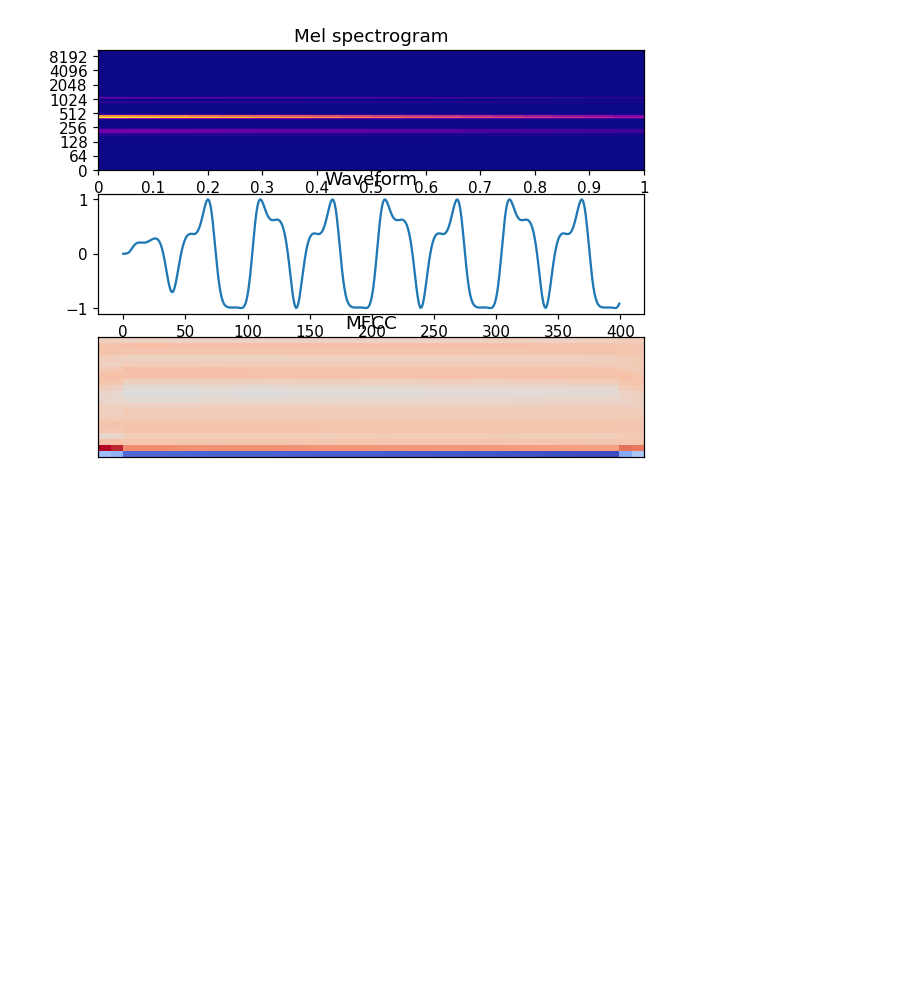
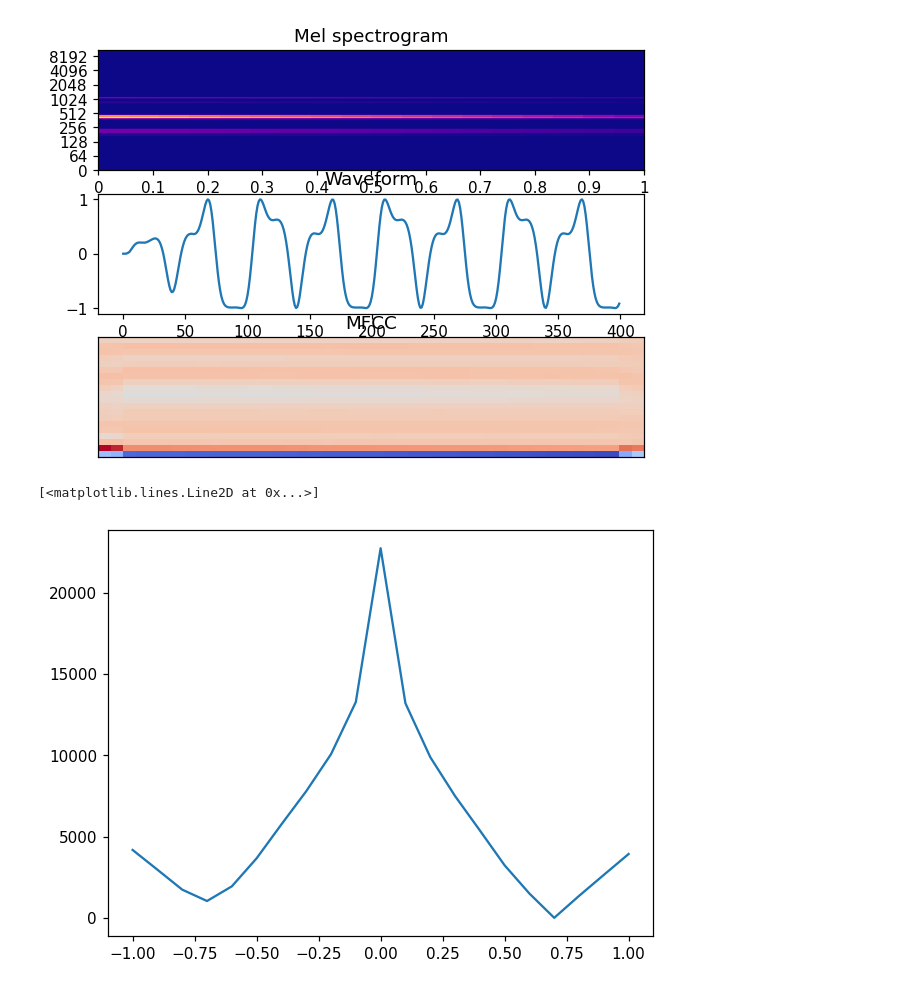
Before and after one commit to Wint3rmute/luthier, a Jupyter notebook: rust.ipynb, the cells around one changed output. Cells and saved outputs as stored; diff of their text form; code cells hidden in the pictures; blank space fills up the shorter version.

Commit message:
Reproduced the plots from prototyping notebook

```diff
--- a/rust.ipynb
+++ b/rust.ipynb
@@ -80,7 +65,7 @@ def one_operator_fm():
 
 target_graph = one_operator_fm()
 
-target_audio = Sample(target_graph.play(num_samples = SAMPLE_RATE * 1))
+target_audio = Sample(target_graph.play(num_samples = SAMPLE_RATE))
 display(Image(target_graph.draw()))
 
 fig, (ax1, ax2, ax3) = plt.subplots(3, 1, sharex=False, sharey=False)
@@ -92,3 +77,21 @@ target_audio.show_player()
 [figure]
 [interactive output not drawn]
 [figure]
+# %%
+mod_strengths = [ a / 100 for a in range(-100, 101, 10) ]
+# results = []
+
+def get_distance_variable_mod_strength(strength):
+    graph = one_operator_fm()
+    graph.set_input(5, "input_scale", strength)
+    generated_audio = Sample(graph.play(SAMPLE_RATE))
+    dist = target_audio.mfcc_distance(generated_audio)
+    return dist
+
+with Pool() as p:
+    results = list(tqdm(p.imap(get_distance_variable_mod_strength, mod_strengths), total=len(mod_strengths)))
+
+plt.plot( mod_strengths, results )
+# %% [output]
+[<matplotlib.lines.Line2D at 0x...>]
+[figure, added]
```
Also changed, not shown: parts of 4 cells of this notebook, 1 other file.
